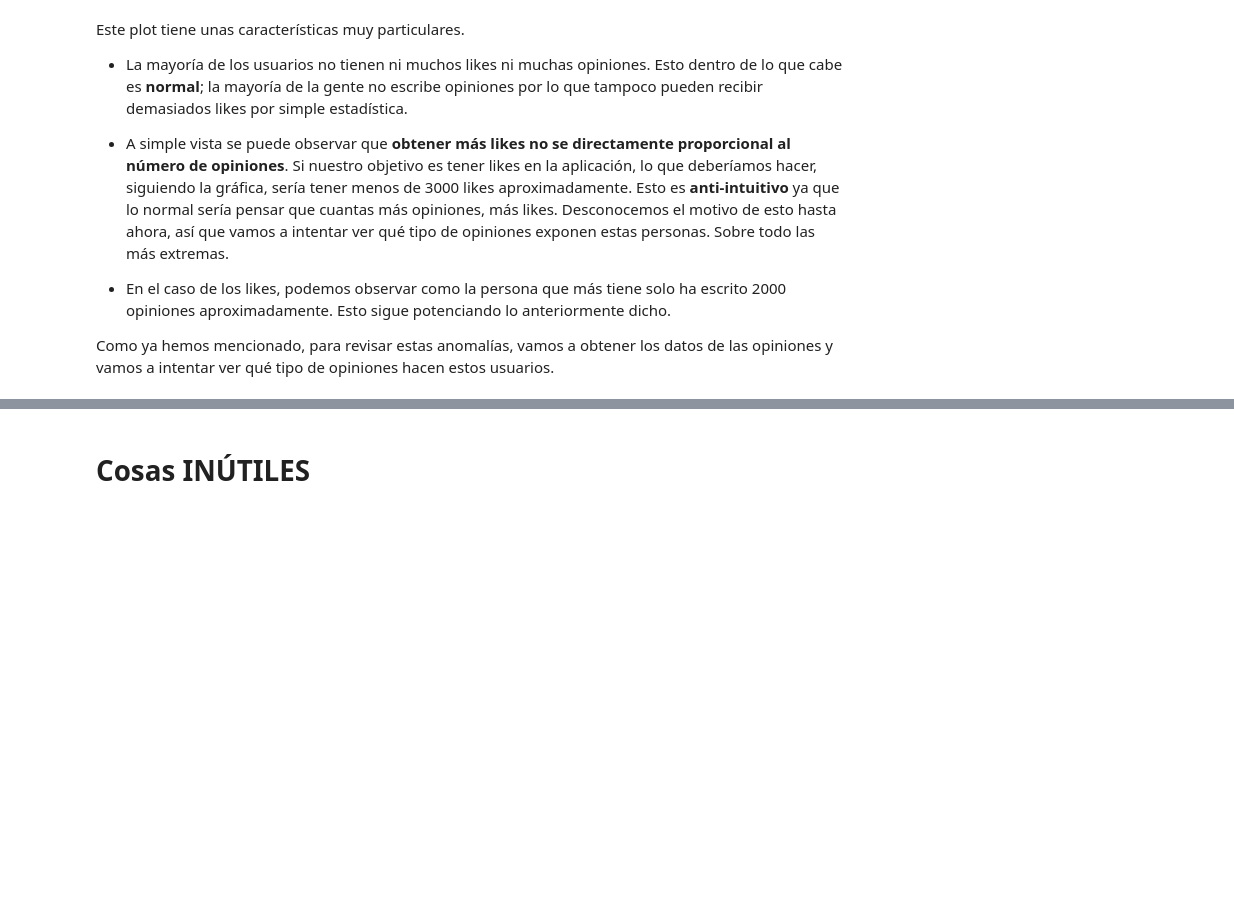
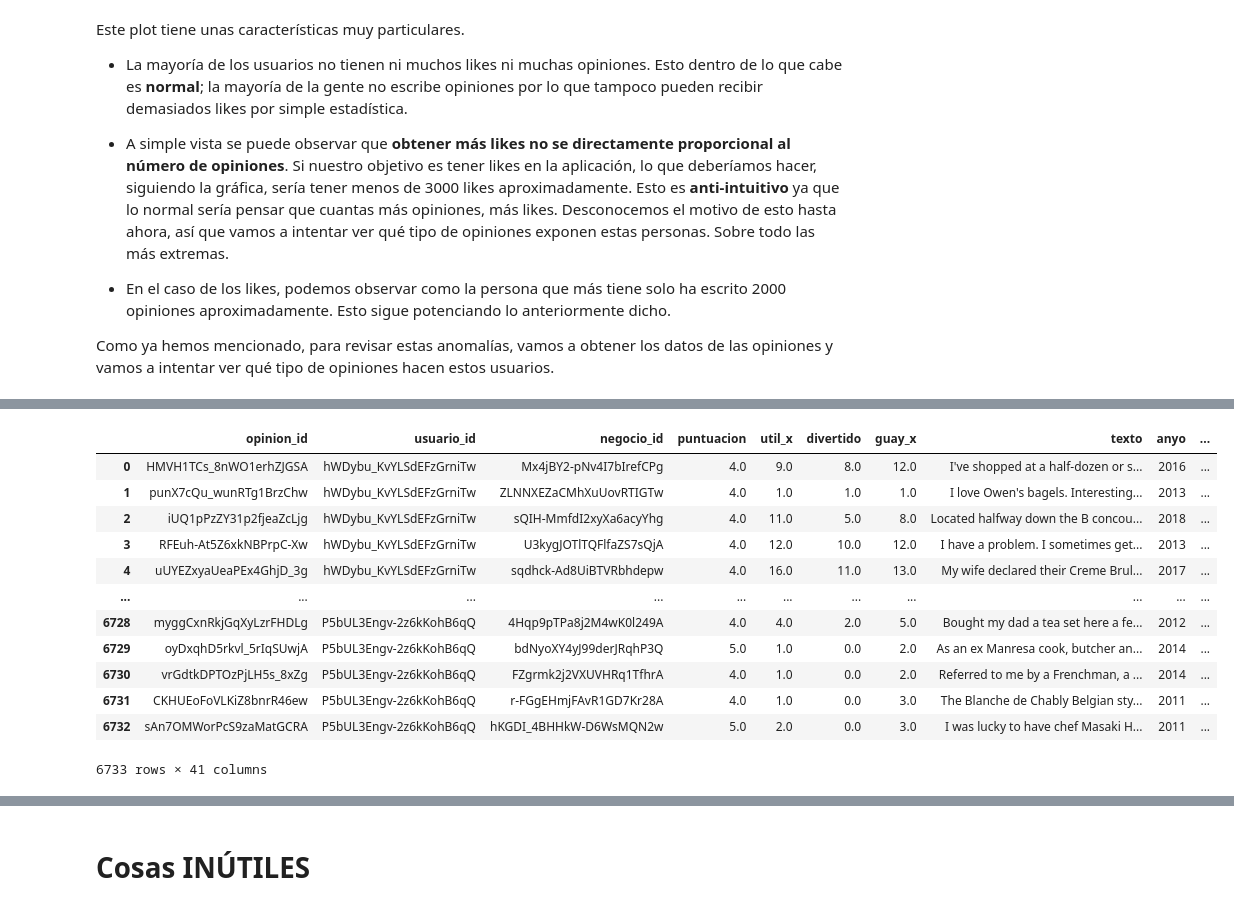
Before and after one commit to jcorrochanoj/DesafioFinalAD, a Jupyter notebook: Analisis_USERS.ipynb, the cells around one changed output, grey strips where cells are left out. Saved outputs shown, nothing was run; the diff lists cells and outputs as text; code cells hidden in the pictures; blank space fills up the shorter version.

```diff
--- a/Analisis_USERS.ipynb
+++ b/Analisis_USERS.ipynb
@@ -813,0 +798,3 @@ FileNotFoundError: [Errno 2] File b'Dataset/large_data.csv' does not exist: b'Da
+# %%
+ID = df_users_limpio[df_users_limpio['categoria'] == 3][df_users_limpio['num_opiniones'] > 5300]
+ID.sort_values('num_opiniones')
@@ -813,0 +813,20 @@ FileNotFoundError: [Errno 2] File b'Dataset/large_data.csv' does not exist: b'Da
+# %%
+opiniones = pd.read_csv("Dataset/datos_opiniones_limpio.csv")
+# %%
+opiniones = pd.merge(opiniones, ID, on='usuario_id', how='inner')
+# %%
+opiniones
+# %% [output]
+|  | opinion_id | usuario_id | negocio_id | puntuacion | util_x | divertido | guay_x | texto | anyo | ... |
+| 0 | HMVH1TCs_8nWO1erhZJGSA | hWDybu_KvYLSdEFzGrniTw | Mx4jBY2-pNv4I7bIrefCPg | 4.0 | 9.0 | 8.0 | 12.0 | I've shopped at a half-dozen or s... | 2016 | ... |
+| 1 | punX7cQu_wunRTg1BrzChw | hWDybu_KvYLSdEFzGrniTw | ZLNNXEZaCMhXuUovRTIGTw | 4.0 | 1.0 | 1.0 | 1.0 | I love Owen's bagels. Interesting... | 2013 | ... |
+| 2 | iUQ1pPzZY31p2fjeaZcLjg | hWDybu_KvYLSdEFzGrniTw | sQIH-MmfdI2xyXa6acyYhg | 4.0 | 11.0 | 5.0 | 8.0 | Located halfway down the B concou... | 2018 | ... |
+| 3 | RFEuh-At5Z6xkNBPrpC-Xw | hWDybu_KvYLSdEFzGrniTw | U3kygJOTlTQFlfaZS7sQjA | 4.0 | 12.0 | 10.0 | 12.0 | I have a problem. I sometimes get... | 2013 | ... |
+| 4 | uUYEZxyaUeaPEx4GhjD_3g | hWDybu_KvYLSdEFzGrniTw | sqdhck-Ad8UiBTVRbhdepw | 4.0 | 16.0 | 11.0 | 13.0 | My wife declared their Creme Brul... | 2017 | ... |
+| ... | ... | ... | ... | ... | ... | ... | ... | ... | ... | ... |
+| 6728 | myggCxnRkjGqXyLzrFHDLg | P5bUL3Engv-2z6kKohB6qQ | 4Hqp9pTPa8j2M4wK0l249A | 4.0 | 4.0 | 2.0 | 5.0 | Bought my dad a tea set here a fe... | 2012 | ... |
+| 6729 | oyDxqhD5rkvl_5rIqSUwjA | P5bUL3Engv-2z6kKohB6qQ | bdNyoXY4yJ99derJRqhP3Q | 5.0 | 1.0 | 0.0 | 2.0 | As an ex Manresa cook, butcher an... | 2014 | ... |
+| 6730 | vrGdtkDPTOzPjLH5s_8xZg | P5bUL3Engv-2z6kKohB6qQ | FZgrmk2j2VXUVHRq1TfhrA | 4.0 | 1.0 | 0.0 | 2.0 | Referred to me by a Frenchman, a ... | 2014 | ... |
+| 6731 | CKHUEoFoVLKiZ8bnrR46ew | P5bUL3Engv-2z6kKohB6qQ | r-FGgEHmjFAvR1GD7Kr28A | 4.0 | 1.0 | 0.0 | 3.0 | The Blanche de Chably Belgian sty... | 2011 | ... |
+| 6732 | sAn7OMWorPcS9zaMatGCRA | P5bUL3Engv-2z6kKohB6qQ | hKGDI_4BHHkW-D6WsMQN2w | 5.0 | 2.0 | 0.0 | 3.0 | I was lucky to have chef Masaki H... | 2011 | ... |
+6733 rows × 41 columns
```
Also changed, not shown: parts of 33 cells of this notebook, 1 other file.
